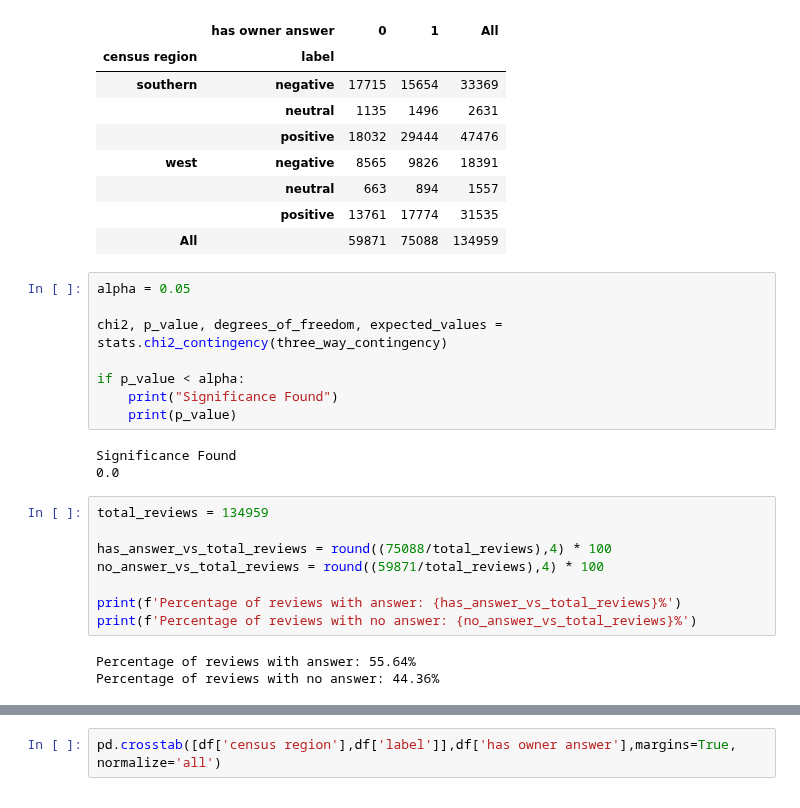
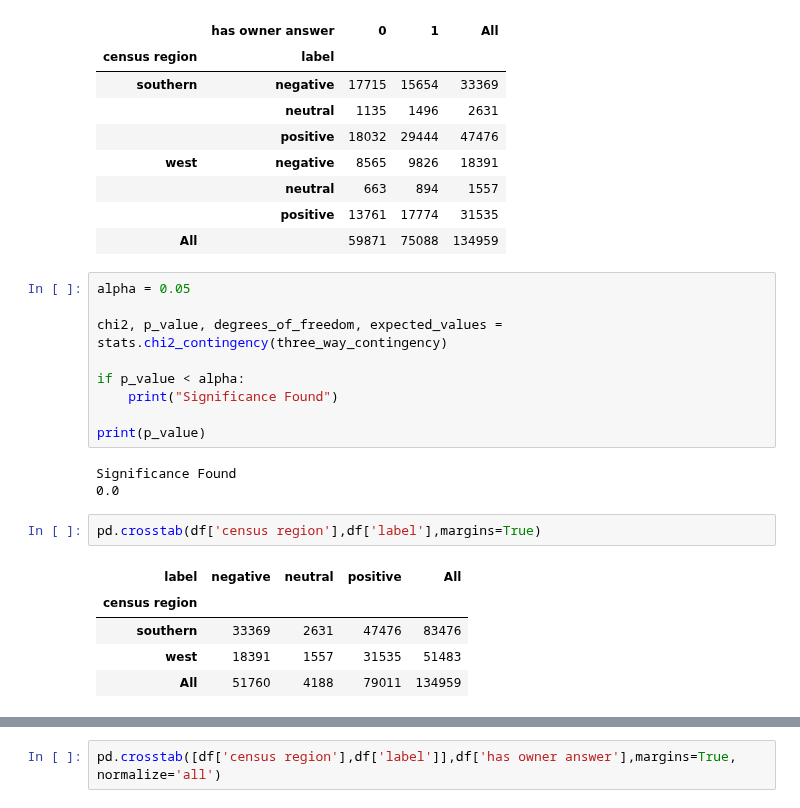
Before and after one commit to CGRowe96/WGU_MSDA, a Jupyter notebook: D214/capstone.ipynb, the cells around one changed output, grey strips where cells are left out. Cells and saved outputs as stored; diff of their text form.

```diff
--- a/D214/capstone.ipynb
+++ b/D214/capstone.ipynb
@@ -474,18 +462,16 @@ chi2, p_value, degrees_of_freedom, expected_values = stats.chi2_contingency(thre
 
 if p_value < alpha:
     print("Significance Found")
-    print(p_value)
+
+print(p_value)
 # %% [output]
 Significance Found
 0.0
-# %%
-total_reviews = 134959
-
-has_answer_vs_total_reviews = round((75088/total_reviews),4) * 100
-no_answer_vs_total_reviews = round((59871/total_reviews),4) * 100
-
-print(f'Percentage of reviews with answer: {has_answer_vs_total_reviews}%')
-print(f'Percentage of reviews with no answer: {no_answer_vs_total_reviews}%')
-# %% [output]
-Percentage of reviews with answer: 55.64%
-Percentage of reviews with no answer: 44.36%
+# %%
+pd.crosstab(df['census region'],df['label'],margins=True)
+# %% [output]
+| label | negative | neutral | positive | All |
+| census region |  |  |  |  |
+| southern | 33369 | 2631 | 47476 | 83476 |
+| west | 18391 | 1557 | 31535 | 51483 |
+| All | 51760 | 4188 | 79011 | 134959 |
```
Also changed, not shown: parts of 14 cells of this notebook.
